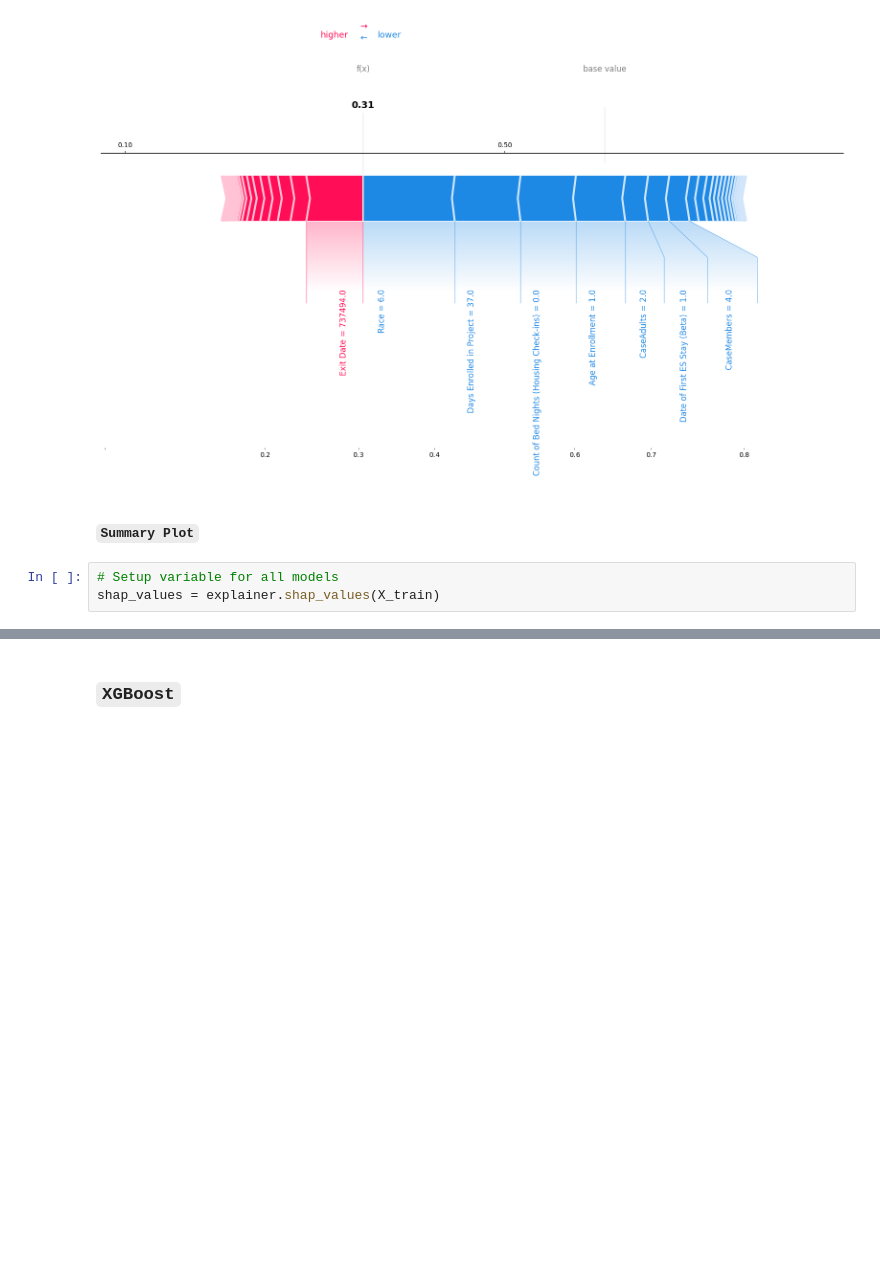
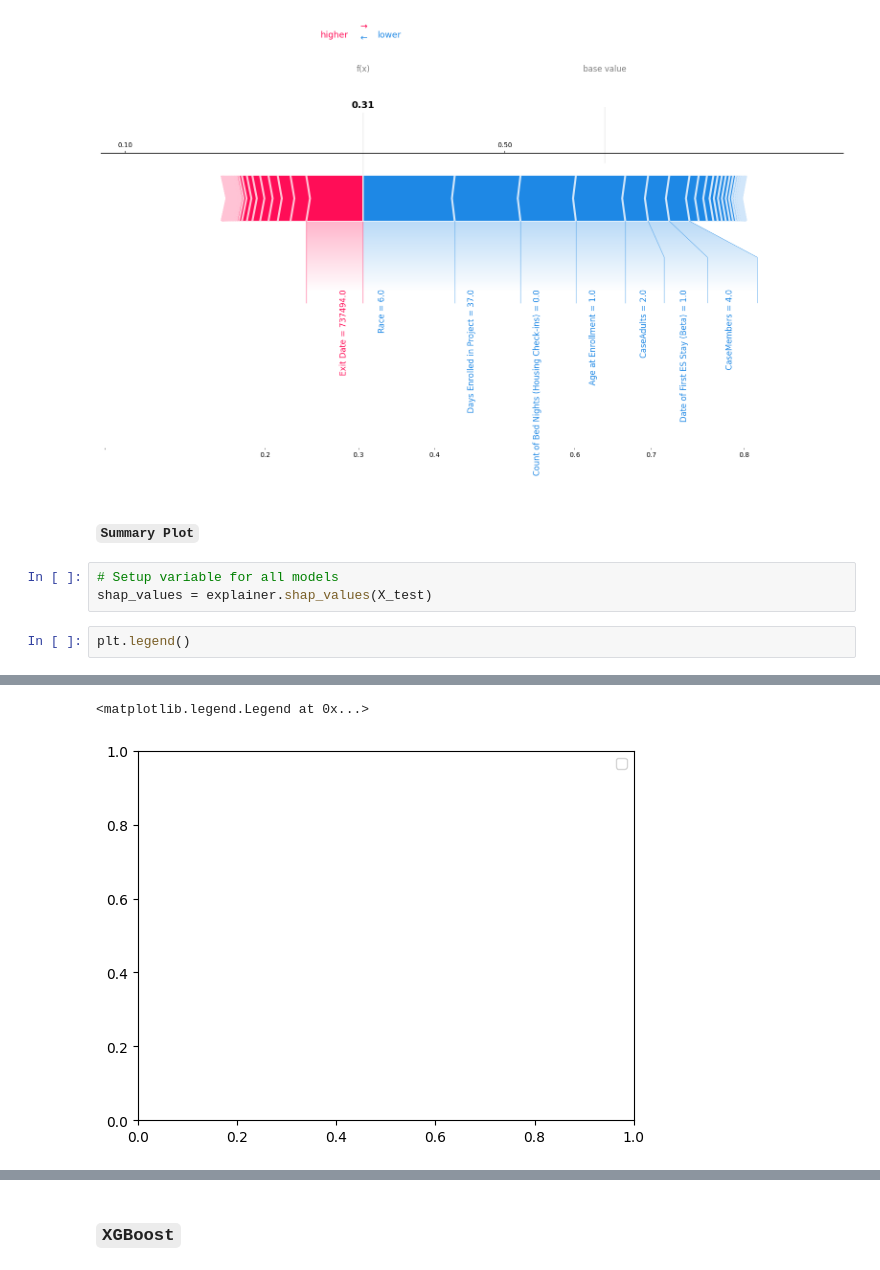
Before and after one commit to BloomTech-Labs/deprecated-family-promise-spokane-ds-b, a Jupyter notebook: visuals/lg_notebook.ipynb, the cells around one changed output, grey strips where cells are left out. Cells and saved outputs as stored; diff of their text form; blank space fills up the shorter version.

```diff
--- a/visuals/lg_notebook.ipynb
+++ b/visuals/lg_notebook.ipynb
@@ -465,4 +462,7 @@ shap.force_plot(
 #### `Summary Plot`
 # %%
 # Setup variable for all models
-shap_values = explainer.shap_values(X_train)
+shap_values = explainer.shap_values(X_test)
+# %%
+plt.legend()
+# %% [output]
@@ -469,3 +470,5 @@ shap_values = explainer.shap_values(X_train)
+<matplotlib.legend.Legend at 0x...>
+[figure, added]
 # %%
 shap.summary_plot(shap_values, column_names, class_names=cat_model.classes_,
                   plot_type='bar', show=False, auto_size_plot=True)
```
Also changed, not shown: parts of 9 cells of this notebook, 9 other files.
